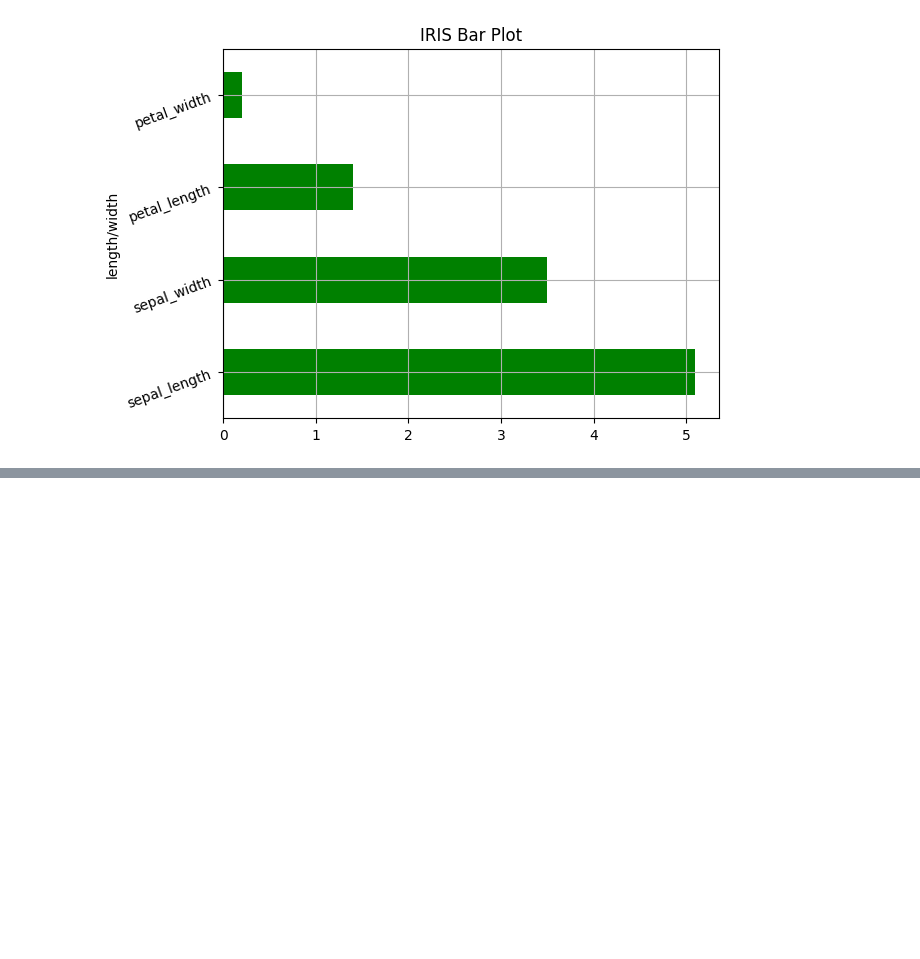
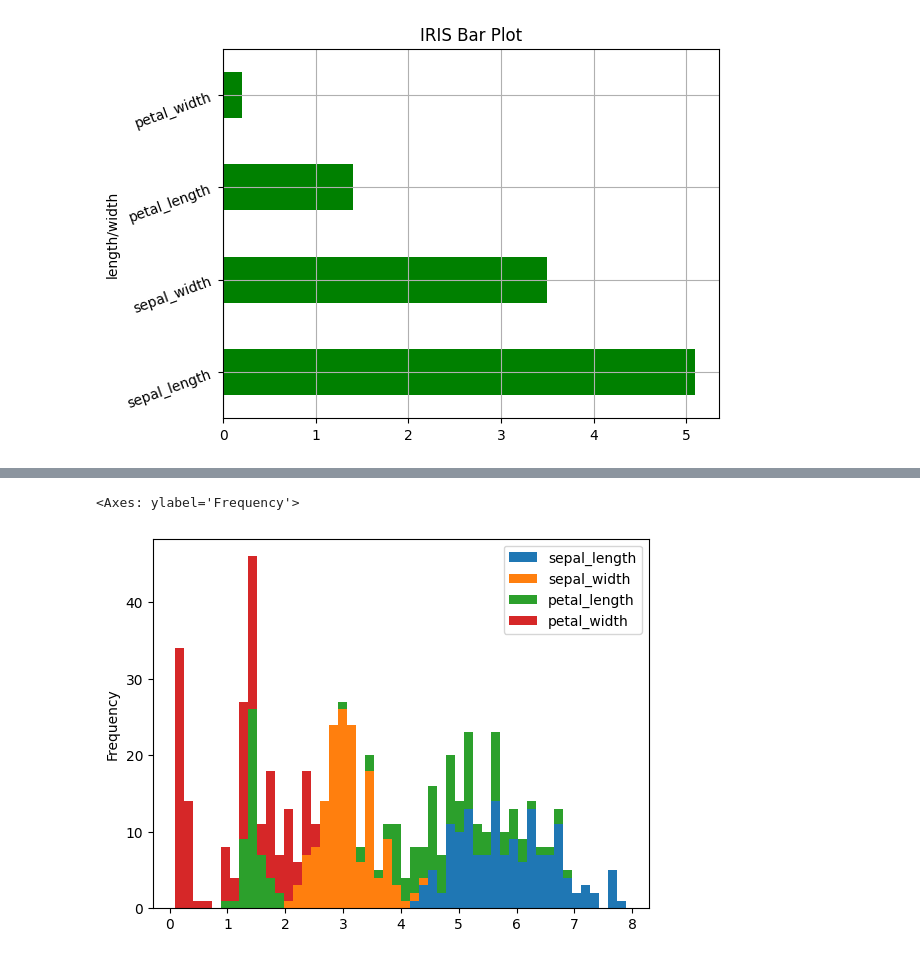
Before and after one commit to arashniroomand/MachineLearning, a Jupyter notebook: Practical_MasterClass/DataVisualization.ipynb, the cells around one changed output, grey strips where cells are left out. Saved outputs shown, nothing was run; the diff lists cells and outputs as text; code cells hidden in the pictures; blank space fills up the shorter version.

```diff
--- a/Practical_MasterClass/DataVisualization.ipynb
+++ b/Practical_MasterClass/DataVisualization.ipynb
@@ -134,0 +145,5 @@ df.plot.barh(color = 'green', fontsize = 10, title = 'IRIS Bar Plot', ylabel = '
+# %%
+iris.plot(kind = 'hist', bins = 50, stacked = True)
+# %% [output]
+<Axes: ylabel='Frequency'>
+[figure, added]
```
Also changed, not shown: parts of 3 cells of this notebook.
